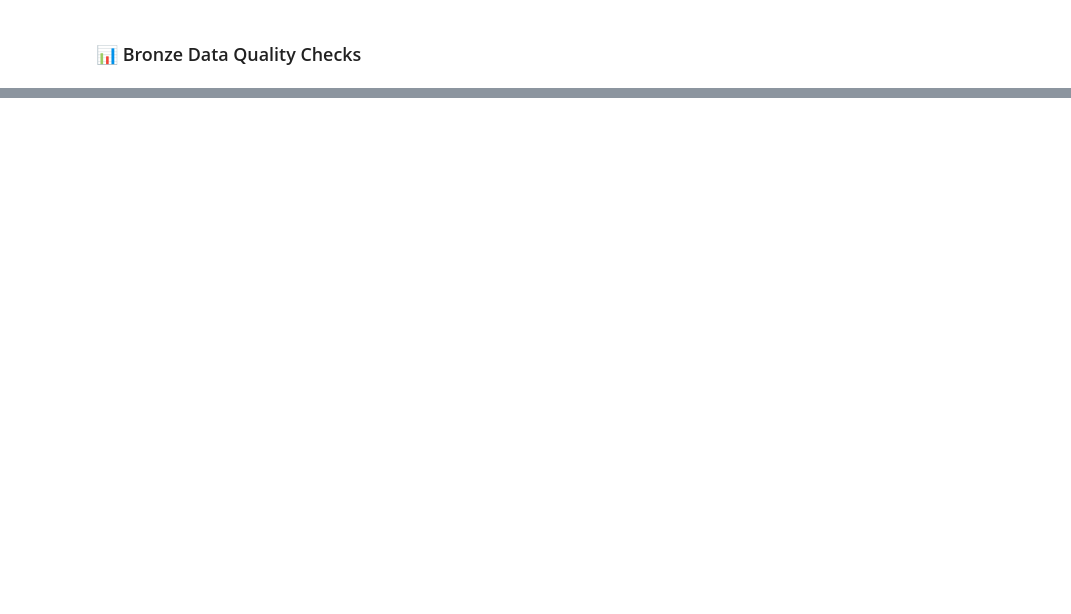
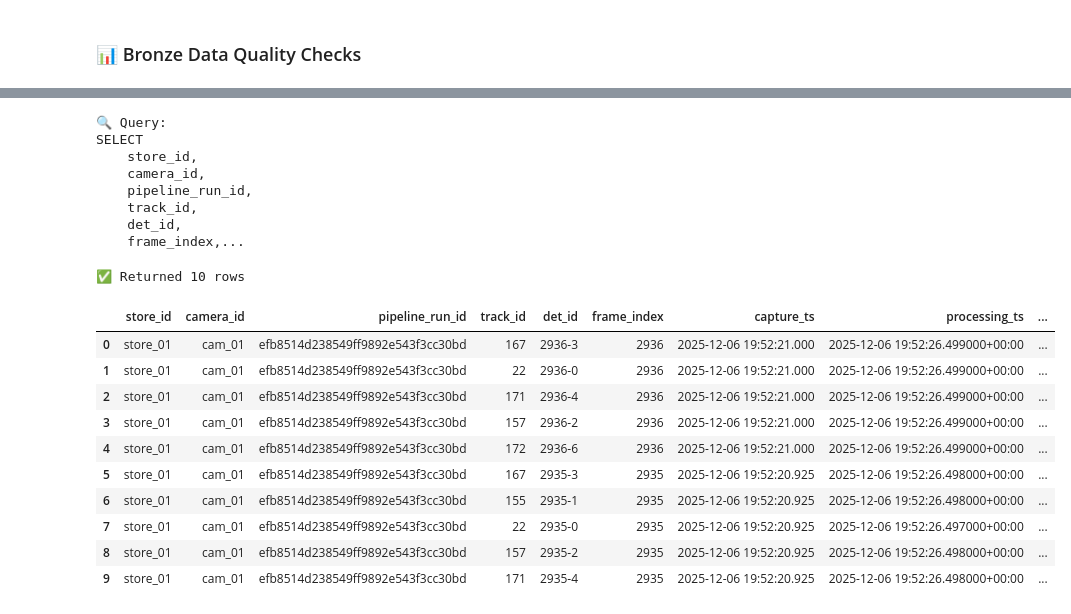
Before and after one commit to hungfnguyen/retail-video-analytics, a Jupyter notebook: notebooks/data_exploration.ipynb, the cells around one changed output, grey strips where cells are left out. Drawn from its saved outputs; the diff is of its cells as text; code cells hidden in the pictures; blank space fills up the shorter version.

```diff
--- a/notebooks/data_exploration.ipynb
+++ b/notebooks/data_exploration.ipynb
@@ -334,0 +295,44 @@ SELECT
+# %%
+df_silver_sample = query("""
+SELECT
+    store_id,
+    camera_id,
+    pipeline_run_id,
+    track_id,
+    det_id,
+    frame_index,
+    capture_ts,
+    processing_ts,
+    class_name,
+    class_id,
+    conf,
+    bbox_x1,
+    bbox_y1,
+    bbox_x2,
+    bbox_y2
+FROM lakehouse.rva.silver_detections
+ORDER BY capture_ts DESC
+LIMIT 10
+""")
+df_silver_sample
+# %% [output]
+🔍 Query:
+SELECT
+    store_id,
+    camera_id,
+    pipeline_run_id,
+    track_id,
+    det_id,
+    frame_index,...
+✅ Returned 10 rows
+|  | store_id | camera_id | pipeline_run_id | track_id | det_id | frame_index | capture_ts | processing_ts | ... |
+| 0 | store_01 | cam_01 | efb8514d238549ff9892e543f3cc30bd | 167 | 2936-3 | 2936 | 2025-12-06 19:52:21.000 | 2025-12-06 19:52:26.499000+00:00 | ... |
+| 1 | store_01 | cam_01 | efb8514d238549ff9892e543f3cc30bd | 22 | 2936-0 | 2936 | 2025-12-06 19:52:21.000 | 2025-12-06 19:52:26.499000+00:00 | ... |
+| 2 | store_01 | cam_01 | efb8514d238549ff9892e543f3cc30bd | 171 | 2936-4 | 2936 | 2025-12-06 19:52:21.000 | 2025-12-06 19:52:26.499000+00:00 | ... |
+| 3 | store_01 | cam_01 | efb8514d238549ff9892e543f3cc30bd | 157 | 2936-2 | 2936 | 2025-12-06 19:52:21.000 | 2025-12-06 19:52:26.499000+00:00 | ... |
+| 4 | store_01 | cam_01 | efb8514d238549ff9892e543f3cc30bd | 172 | 2936-6 | 2936 | 2025-12-06 19:52:21.000 | 2025-12-06 19:52:26.499000+00:00 | ... |
+| 5 | store_01 | cam_01 | efb8514d238549ff9892e543f3cc30bd | 167 | 2935-3 | 2935 | 2025-12-06 19:52:20.925 | 2025-12-06 19:52:26.498000+00:00 | ... |
+| 6 | store_01 | cam_01 | efb8514d238549ff9892e543f3cc30bd | 155 | 2935-1 | 2935 | 2025-12-06 19:52:20.925 | 2025-12-06 19:52:26.498000+00:00 | ... |
+| 7 | store_01 | cam_01 | efb8514d238549ff9892e543f3cc30bd | 22 | 2935-0 | 2935 | 2025-12-06 19:52:20.925 | 2025-12-06 19:52:26.497000+00:00 | ... |
+| 8 | store_01 | cam_01 | efb8514d238549ff9892e543f3cc30bd | 157 | 2935-2 | 2935 | 2025-12-06 19:52:20.925 | 2025-12-06 19:52:26.498000+00:00 | ... |
+| 9 | store_01 | cam_01 | efb8514d238549ff9892e543f3cc30bd | 171 | 2935-4 | 2935 | 2025-12-06 19:52:20.925 | 2025-12-06 19:52:26.498000+00:00 | ... |
```
Also changed, not shown: parts of 22 cells of this notebook, 9 other files.
